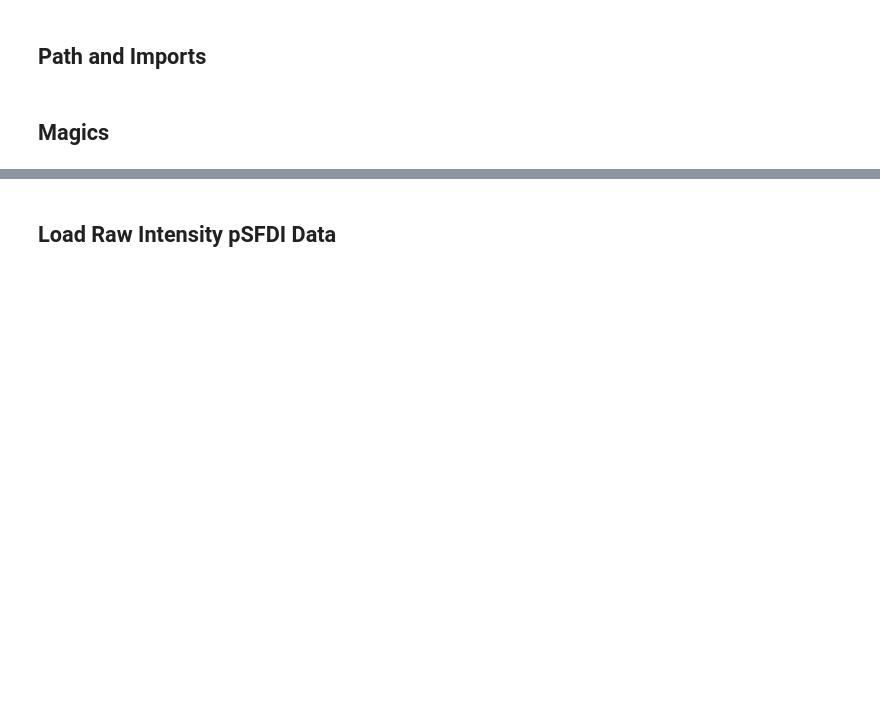
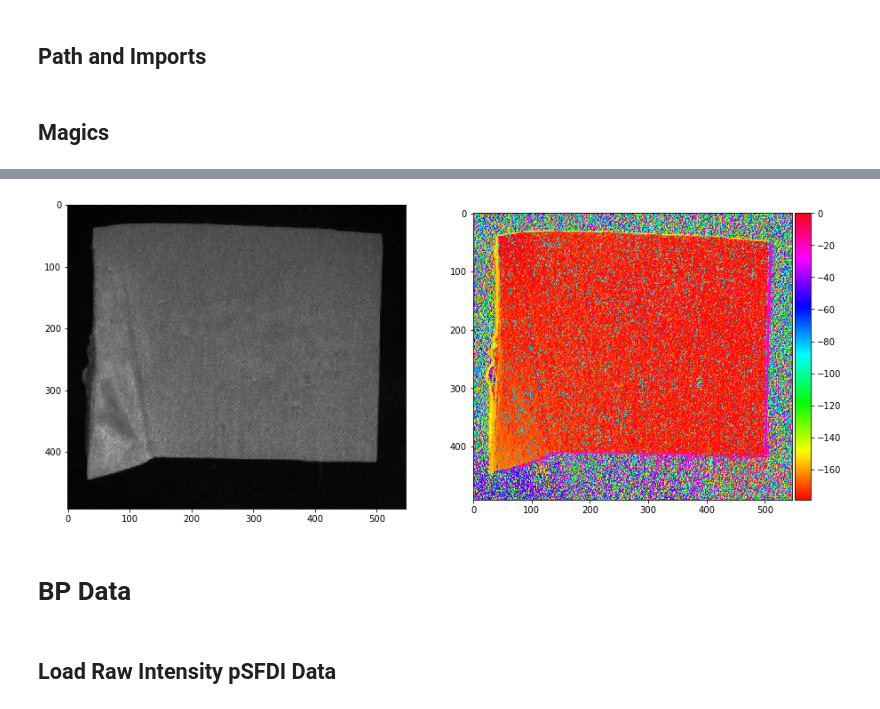
Before and after one commit to stpotter16/psfdi, a Jupyter notebook: notebooks/exploratory/stp_explore_ODF_extraction_raw_data_analysis.ipynb, the cells around one changed output, grey strips where cells are left out. Drawn from its saved outputs; the diff is of its cells as text; code cells hidden in the pictures; blank space fills up the shorter version.

```diff
--- a/notebooks/exploratory/stp_explore_ODF_extraction_raw_data_analysis.ipynb
+++ b/notebooks/exploratory/stp_explore_ODF_extraction_raw_data_analysis.ipynb
@@ -38,3 +53,21 @@ from scipy.stats import sem
+# %%
+xrange, yrange = fileIO.read_psfdi_mask(ess_raw_path)
+polar_res = 4
+polar_max = 180
+ess_planar = fileIO.read_no_sfx(ess_raw_path, xrange, yrange, polar_res, polar_max, 'planar')
+ess_proc = fileIO.read_mat_file(os.path.join(ess_data_path, 'data_proc.mat'))
+ess_phi = ess_proc['phi']
+# %%
+fig, (ax0, ax1) = plt.subplots(1, 2, figsize=(15, 15))
+im0 = ax0.imshow(ess_planar[0, :, :], cmap='gray')
+im1 = ax1.imshow(ess_phi, cmap='hsv');
+divider = make_axes_locatable(ax1);
+cax = divider.append_axes('right', size='5%', pad=0.05)
+plt.colorbar(im1, cax=cax);
+# %% [output]
+[figure, added]
+# %% [markdown]
+# BP Data
 # %% [markdown]
 ## Load Raw Intensity pSFDI Data
 # %% [markdown]
```
Also changed, not shown: parts of 15 cells of this notebook.
